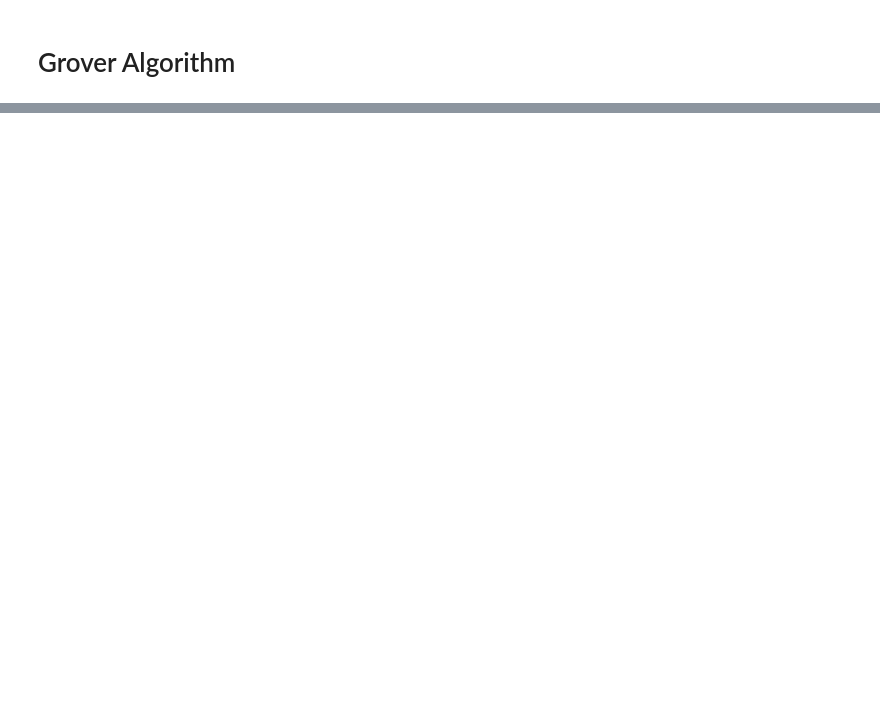
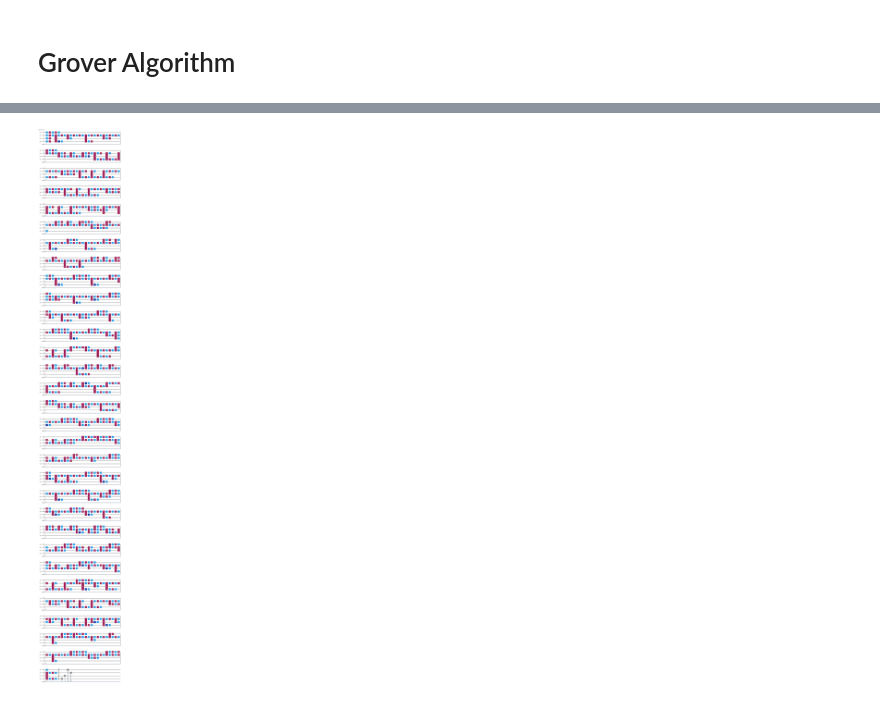
Before and after one commit to hkuspace-pu/COMP3000HK24_25_NgKaHung, a Jupyter notebook: Jupyter Notebook experiment/TestforQuantumAttack-Simulator.ipynb, the cells around one changed output, grey strips where cells are left out. Cells and saved outputs as stored; diff of their text form; code cells hidden in the pictures; blank space fills up the shorter version.

```diff
--- a/Jupyter Notebook experiment/TestforQuantumAttack-Simulator.ipynb
+++ b/Jupyter Notebook experiment/TestforQuantumAttack-Simulator.ipynb
@@ -124,0 +112,8 @@ plot_distribution(dist)
+# %%
+target = backend.target
+pm = generate_preset_pass_manager(target=target, optimization_level=3)
+
+circuit_isa = pm.run(qc)
+circuit_isa.draw(output="mpl", idle_wires=False, style="iqp")
+# %% [output]
+[figure, added]
```
Also changed, not shown: parts of 13 cells of this notebook, 24 other files.
